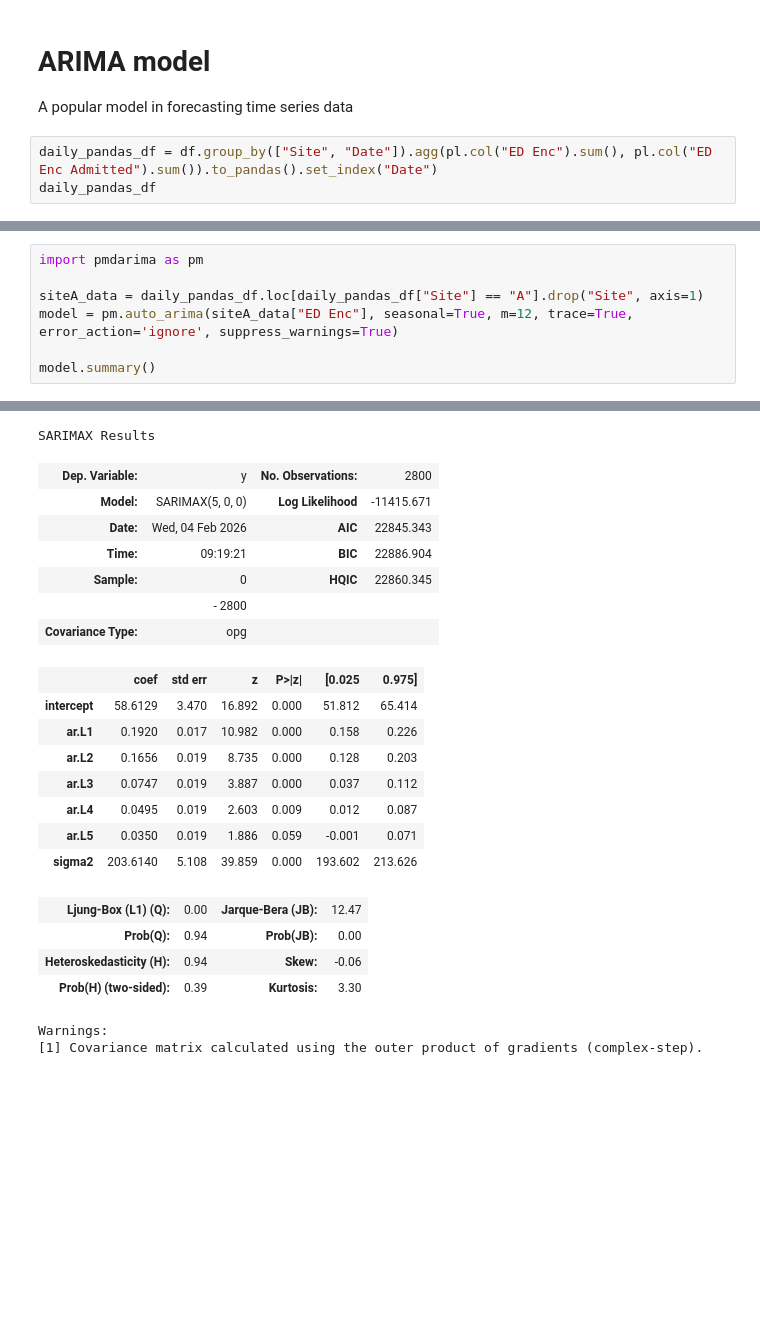
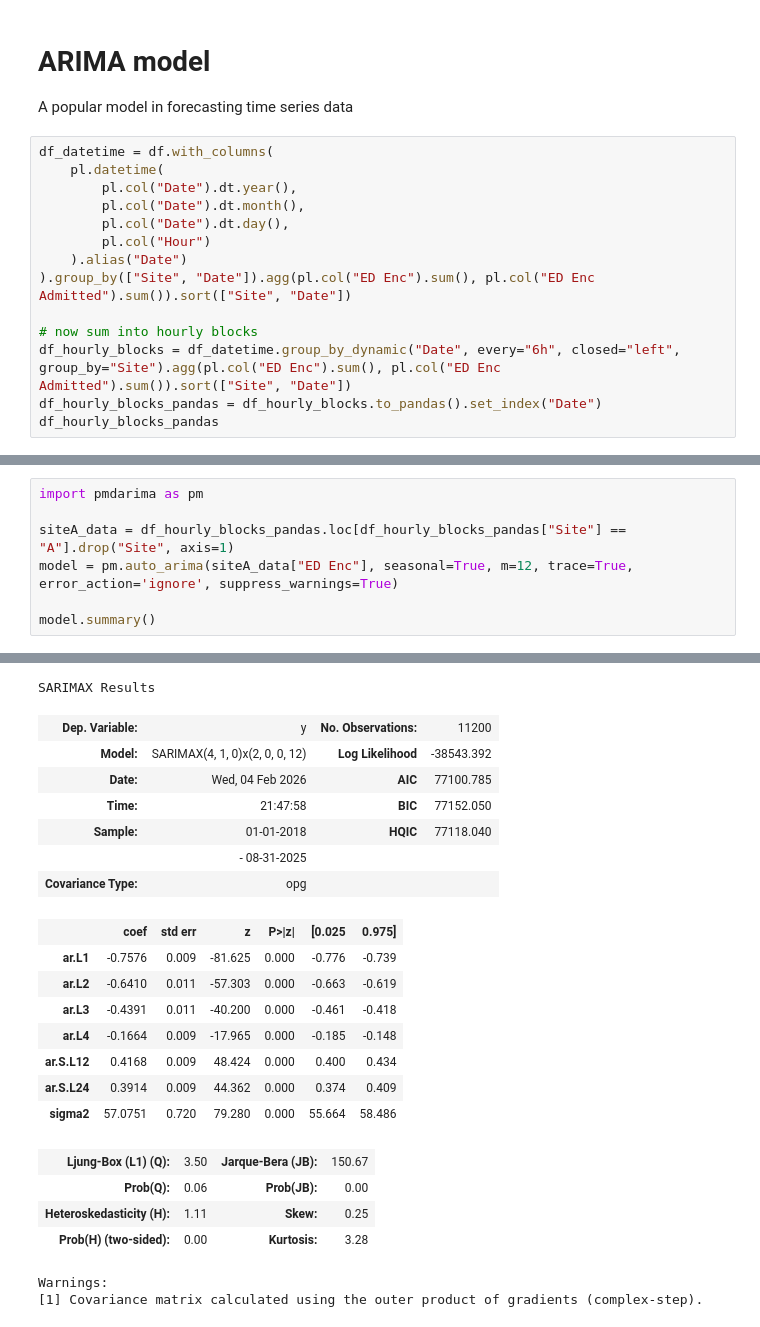
Before and after one commit to southdakotamines-datascience/dsu-no-sleep, a Jupyter notebook: model.ipynb, the cells around one changed output, grey strips where cells are left out. Cells and saved outputs as stored; diff of their text form; blank space fills up the shorter version.

```diff
--- a/model.ipynb
+++ b/model.ipynb
@@ -639,8 +639,19 @@ plt.show()
 # ARIMA model
 A popular model in forecasting time series data
 # %%
-daily_pandas_df = df.group_by(["Site", "Date"]).agg(pl.col("ED Enc").sum(), pl.col("ED Enc Admitted").sum()).to_pandas().set_index("Date")
-daily_pandas_df
+df_datetime = df.with_columns(
+    pl.datetime(
+        pl.col("Date").dt.year(),
+        pl.col("Date").dt.month(),
+        pl.col("Date").dt.day(),
+        pl.col("Hour")
+    ).alias("Date")
+).group_by(["Site", "Date"]).agg(pl.col("ED Enc").sum(), pl.col("ED Enc Admitted").sum()).sort(["Site", "Date"])
+
+# now sum into hourly blocks
+df_hourly_blocks = df_datetime.group_by_dynamic("Date", every="6h", closed="left", group_by="Site").agg(pl.col("ED Enc").sum(), pl.col("ED Enc Admitted").sum()).sort(["Site", "Date"])
+df_hourly_blocks_pandas = df_hourly_blocks.to_pandas().set_index("Date")
+df_hourly_blocks_pandas
 # %% [output]
 |  | Site | ED Enc | ED Enc Admitted |
 | Date |  |  |  |
@@ -659,7 +670,7 @@ daily_pandas_df
 # %%
 import pmdarima as pm
 
-siteA_data = daily_pandas_df.loc[daily_pandas_df["Site"] == "A"].drop("Site", axis=1)
+siteA_data = df_hourly_blocks_pandas.loc[df_hourly_blocks_pandas["Site"] == "A"].drop("Site", axis=1)
 model = pm.auto_arima(siteA_data["ED Enc"], seasonal=True, m=12, trace=True, error_action='ignore', suppress_warnings=True)
 
 model.summary()
@@ -684,23 +695,23 @@ Total fit time: 138.701 seconds
 SARIMAX Results
-| Dep. Variable: | y | No. Observations: | 2800 |
-| Model: | SARIMAX(5, 0, 0) | Log Likelihood | -11415.671 |
-| Date: | Wed, 04 Feb 2026 | AIC | 22845.343 |
-| Time: | 09:19:21 | BIC | 22886.904 |
-| Sample: | 0 | HQIC | 22860.345 |
-|  | - 2800 |  |  |
+| Dep. Variable: | y | No. Observations: | 11200 |
+| Model: | SARIMAX(4, 1, 0)x(2, 0, 0, 12) | Log Likelihood | -38543.392 |
+| Date: | Wed, 04 Feb 2026 | AIC | 77100.785 |
+| Time: | 21:47:58 | BIC | 77152.050 |
+| Sample: | 01-01-2018 | HQIC | 77118.040 |
+|  | - 08-31-2025 |  |  |
 | Covariance Type: | opg |  |  |
 |  | coef | std err | z | P>|z| | [0.025 | 0.975] |
-| intercept | 58.6129 | 3.470 | 16.892 | 0.000 | 51.812 | 65.414 |
-| ar.L1 | 0.1920 | 0.017 | 10.982 | 0.000 | 0.158 | 0.226 |
-| ar.L2 | 0.1656 | 0.019 | 8.735 | 0.000 | 0.128 | 0.203 |
-| ar.L3 | 0.0747 | 0.019 | 3.887 | 0.000 | 0.037 | 0.112 |
-| ar.L4 | 0.0495 | 0.019 | 2.603 | 0.009 | 0.012 | 0.087 |
-| ar.L5 | 0.0350 | 0.019 | 1.886 | 0.059 | -0.001 | 0.071 |
-| sigma2 | 203.6140 | 5.108 | 39.859 | 0.000 | 193.602 | 213.626 |
+| ar.L1 | -0.7576 | 0.009 | -81.625 | 0.000 | -0.776 | -0.739 |
+| ar.L2 | -0.6410 | 0.011 | -57.303 | 0.000 | -0.663 | -0.619 |
+| ar.L3 | -0.4391 | 0.011 | -40.200 | 0.000 | -0.461 | -0.418 |
+| ar.L4 | -0.1664 | 0.009 | -17.965 | 0.000 | -0.185 | -0.148 |
+| ar.S.L12 | 0.4168 | 0.009 | 48.424 | 0.000 | 0.400 | 0.434 |
+| ar.S.L24 | 0.3914 | 0.009 | 44.362 | 0.000 | 0.374 | 0.409 |
+| sigma2 | 57.0751 | 0.720 | 79.280 | 0.000 | 55.664 | 58.486 |
-| Ljung-Box (L1) (Q): | 0.00 | Jarque-Bera (JB): | 12.47 |
-| Prob(Q): | 0.94 | Prob(JB): | 0.00 |
-| Heteroskedasticity (H): | 0.94 | Skew: | -0.06 |
-| Prob(H) (two-sided): | 0.39 | Kurtosis: | 3.30 |
+| Ljung-Box (L1) (Q): | 3.50 | Jarque-Bera (JB): | 150.67 |
+| Prob(Q): | 0.06 | Prob(JB): | 0.00 |
+| Heteroskedasticity (H): | 1.11 | Skew: | 0.25 |
+| Prob(H) (two-sided): | 0.00 | Kurtosis: | 3.28 |
 Warnings:
 [1] Covariance matrix calculated using the outer product of gradients (complex-step).
 # %%
```
Also changed, not shown: parts of 13 cells of this notebook.
